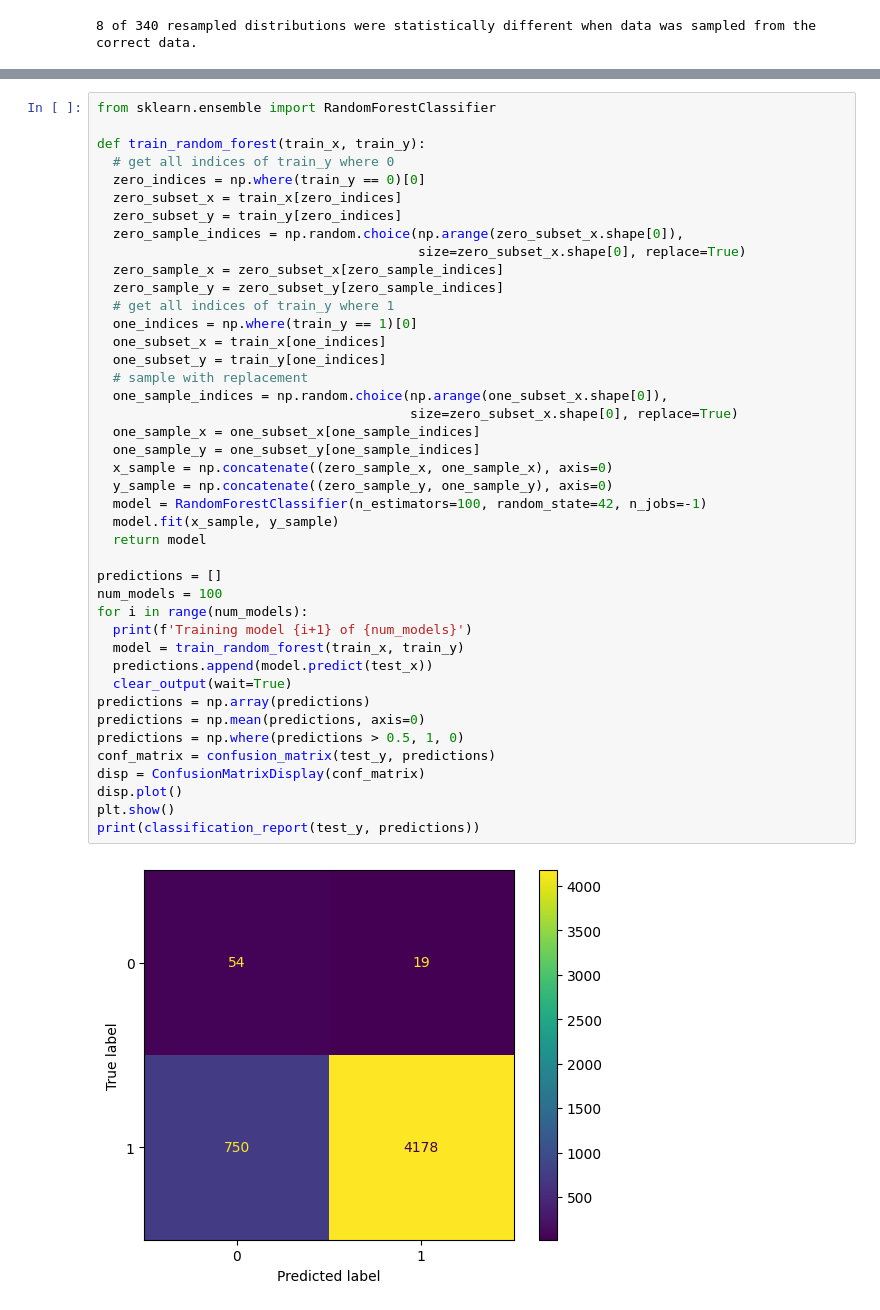
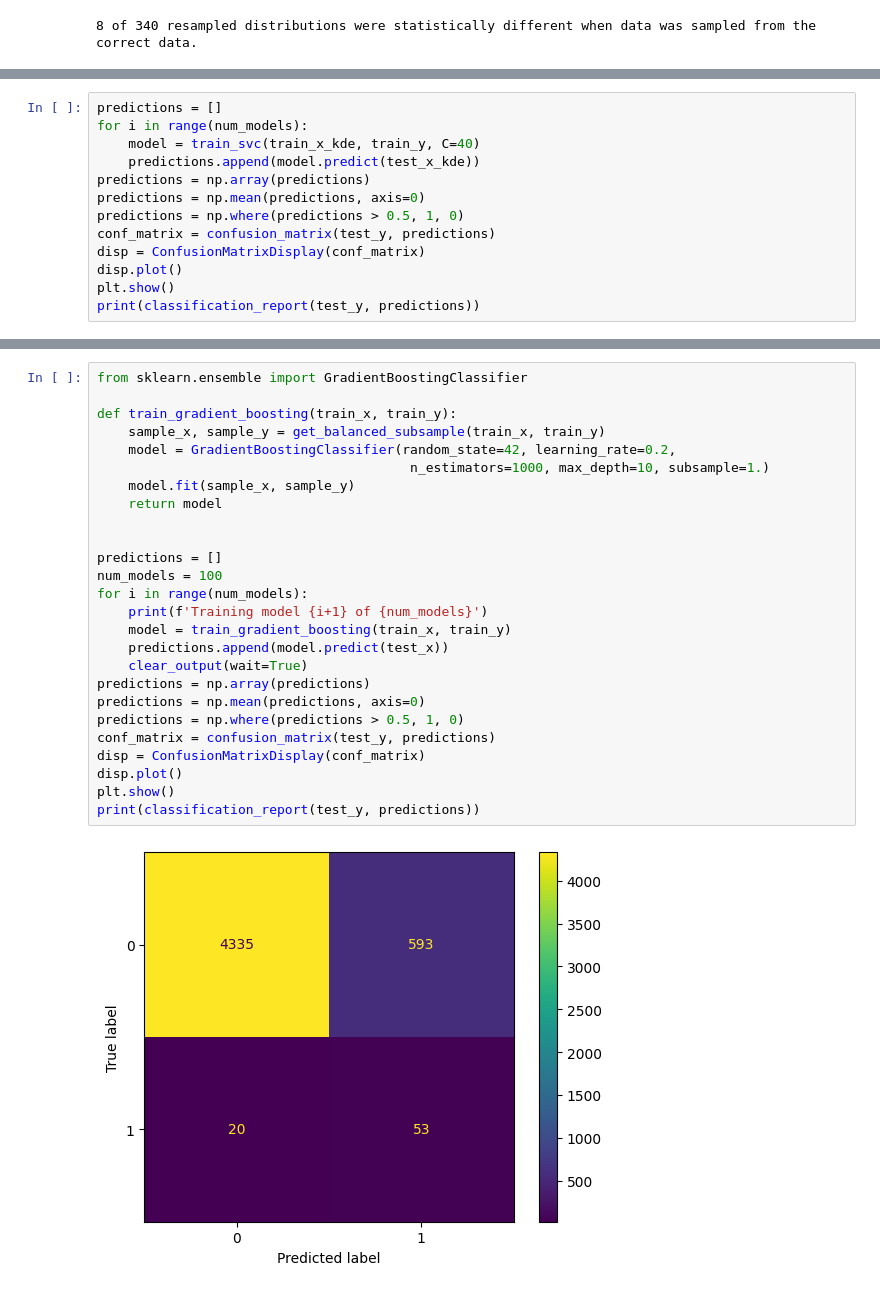
Before and after one commit to patelraj7021/llm-hallucination-monitoring, a Jupyter notebook: CAIS_research_project.ipynb, the cells around one changed output, grey strips where cells are left out. Saved outputs shown, nothing was run; the diff lists cells and outputs as text.

```diff
--- a/CAIS_research_project.ipynb
+++ b/CAIS_research_project.ipynb
@@ -853,0 +695,13 @@ weighted avg       0.98      0.81      0.88      5001
+# %%
+predictions = []
+for i in range(num_models):
+    model = train_svc(train_x_kde, train_y, C=40)
+    predictions.append(model.predict(test_x_kde))
+predictions = np.array(predictions)
+predictions = np.mean(predictions, axis=0)
+predictions = np.where(predictions > 0.5, 1, 0)
+conf_matrix = confusion_matrix(test_y, predictions)
+disp = ConfusionMatrixDisplay(conf_matrix)
+disp.plot()
+plt.show()
+print(classification_report(test_y, predictions))
@@ -908,46 +788,30 @@ weighted avg       0.98      0.83      0.89      5001
 # %%
-from sklearn.ensemble import RandomForestClassifier
+from sklearn.ensemble import GradientBoostingClassifier
 
-def train_random_forest(train_x, train_y):
-  # get all indices of train_y where 0
-  zero_indices = np.where(train_y == 0)[0]
-  zero_subset_x = train_x[zero_indices]
-  zero_subset_y = train_y[zero_indices]
-  zero_sample_indices = np.random.choice(np.arange(zero_subset_x.shape[0]),
-                                         size=zero_subset_x.shape[0], replace=True)
-  zero_sample_x = zero_subset_x[zero_sample_indices]
-  zero_sample_y = zero_subset_y[zero_sample_indices]
-  # get all indices of train_y where 1
-  one_indices = np.where(train_y == 1)[0]
-  one_subset_x = train_x[one_indices]
-  one_subset_y = train_y[one_indices]
-  # sample with replacement
-  one_sample_indices = np.random.choice(np.arange(one_subset_x.shape[0]),
-                                        size=zero_subset_x.shape[0], replace=True)
-  one_sample_x = one_subset_x[one_sample_indices]
-  one_sample_y = one_subset_y[one_sample_indices]
-  x_sample = np.concatenate((zero_sample_x, one_sample_x), axis=0)
-  y_sample = np.concatenate((zero_sample_y, one_sample_y), axis=0)
-  model = RandomForestClassifier(n_estimators=100, random_state=42, n_jobs=-1)
-  model.fit(x_sample, y_sample)
-  return model
+def train_gradient_boosting(train_x, train_y):
+    sample_x, sample_y = get_balanced_subsample(train_x, train_y)
+    model = GradientBoostingClassifier(random_state=42, learning_rate=0.2,
+                                        n_estimators=1000, max_depth=10, subsample=1.)
+    model.fit(sample_x, sample_y)
+    return model
+
 
 predictions = []
 num_models = 100
 for i in range(num_models):
-  print(f'Training model {i+1} of {num_models}')
-  model = train_random_forest(train_x, train_y)
-  predictions.append(model.predict(test_x))
-  clear_output(wait=True)
+    print(f'Training model {i+1} of {num_models}')
+    model = train_gradient_boosting(train_x, train_y)
+    predictions.append(model.predict(test_x))
+    clear_output(wait=True)
 predictions = np.array(predictions)
 predictions = np.mean(predictions, axis=0)
 predictions = np.where(predictions > 0.5, 1, 0)
 conf_matrix = confusion_matrix(test_y, predictions)
 disp = ConfusionMatrixDisplay(conf_matrix)
 disp.plot()
 plt.show()
 print(classification_report(test_y, predictions))
 # %% [output]
-[figure, old version]
+[figure, new version]
               precision    recall  f1-score   support
 
```
Also changed, not shown: parts of 53 cells of this notebook.
